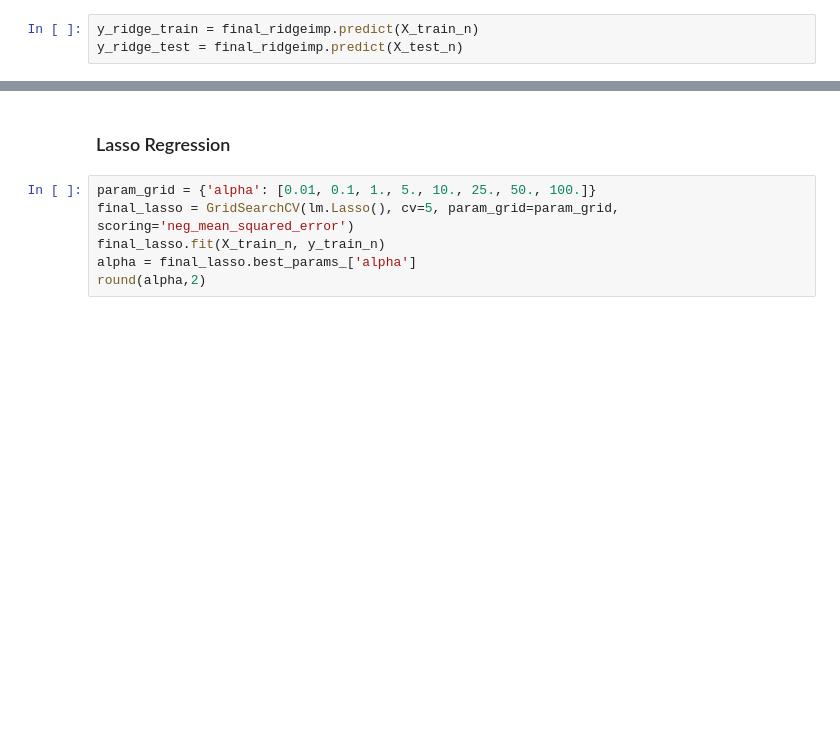
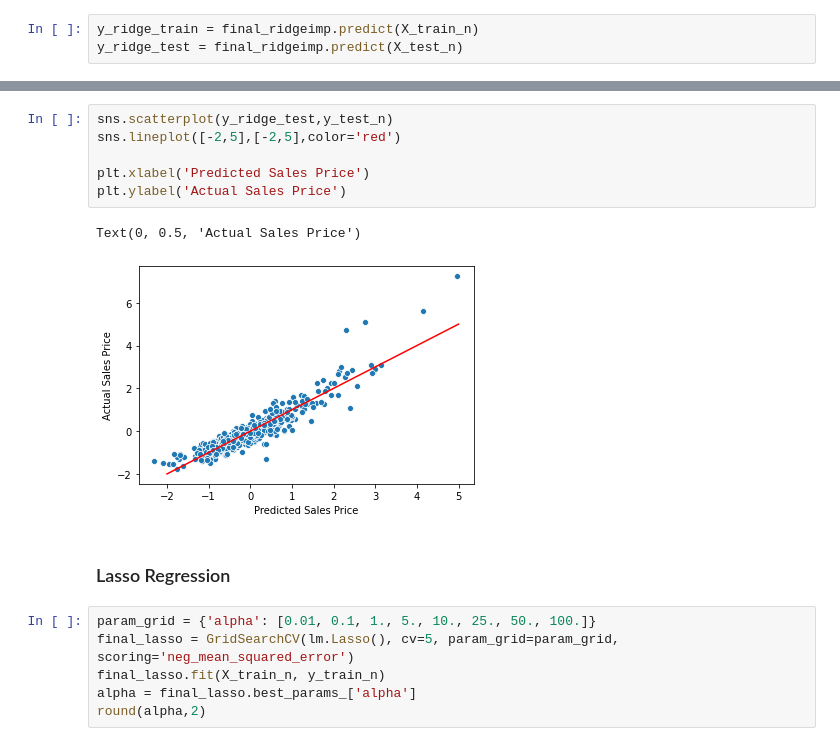
Before and after one commit to benchang123/Ames-Housing, a Jupyter notebook: Ames Housing Writeup.ipynb, the cells around one changed output, grey strips where cells are left out. Saved outputs shown, nothing was run; the diff lists cells and outputs as text; blank space fills up the shorter version.

```diff
--- a/Ames Housing Writeup.ipynb
+++ b/Ames Housing Writeup.ipynb
@@ -441,3 +456,12 @@ test_rmse_ridge = rmse(y_ridge_test, y_test_n)
+# %%
+sns.scatterplot(y_ridge_test,y_test_n)
+sns.lineplot([-2,5],[-2,5],color='red')
+
+plt.xlabel('Predicted Sales Price')
+plt.ylabel('Actual Sales Price')
+# %% [output]
+Text(0, 0.5, 'Actual Sales Price')
+[figure, added]
 # %% [markdown]
 ### Lasso Regression
 # %%
```
Also changed, not shown: parts of 23 cells of this notebook.
